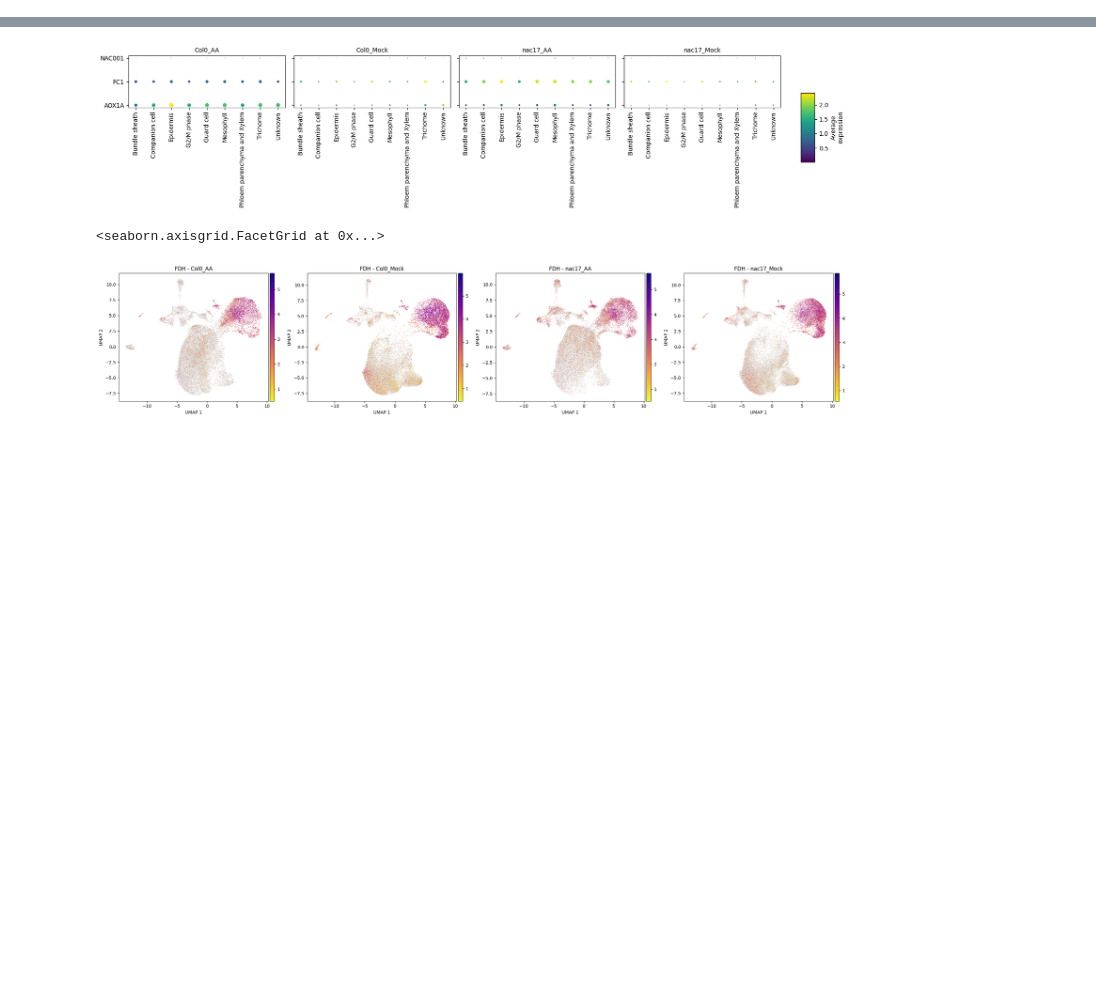
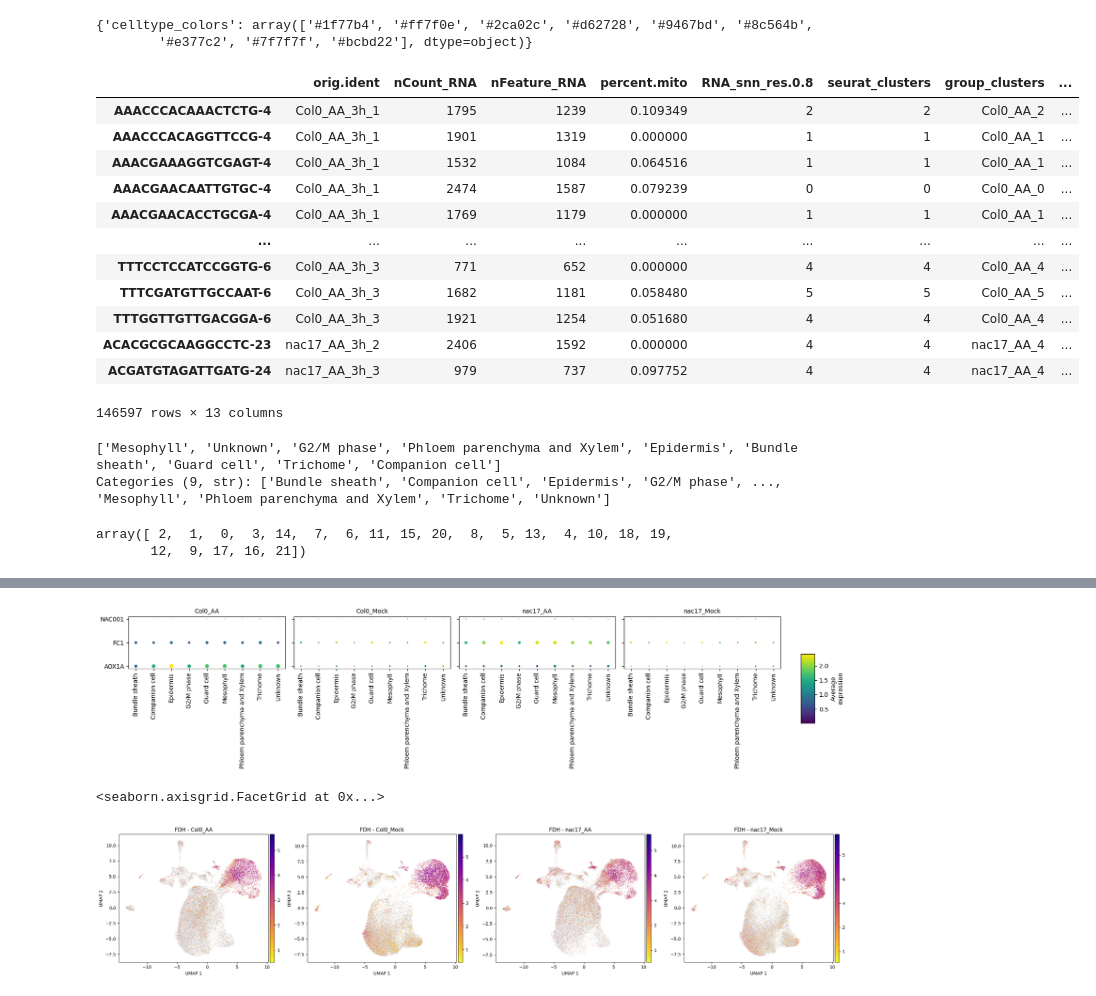
Before and after one commit to Mitochondrial-Retrograde-Signalling/MRS-DB, a Jupyter notebook: test.ipynb, the cells around one changed output, grey strips where cells are left out. Cells and saved outputs as stored; diff of their text form; code cells hidden in the pictures; blank space fills up the shorter version.

```diff
--- a/test.ipynb
+++ b/test.ipynb
@@ -49,0 +37,31 @@ AnnData object with n_obs × n_vars = 146597 × 30620
+# %%
+adata.uns
+# %% [output]
+{'celltype_colors': array(['#1f77b4', '#ff7f0e', '#2ca02c', '#d62728', '#9467bd', '#8c564b',
+        '#e377c2', '#7f7f7f', '#bcbd22'], dtype=object)}
+# %%
+adata.obs
+# %% [output]
+|  | orig.ident | nCount_RNA | nFeature_RNA | percent.mito | RNA_snn_res.0.8 | seurat_clusters | group_clusters | ... |
+| AAACCCACAAACTCTG-4 | Col0_AA_3h_1 | 1795 | 1239 | 0.109349 | 2 | 2 | Col0_AA_2 | ... |
+| AAACCCACAGGTTCCG-4 | Col0_AA_3h_1 | 1901 | 1319 | 0.000000 | 1 | 1 | Col0_AA_1 | ... |
+| AAACGAAAGGTCGAGT-4 | Col0_AA_3h_1 | 1532 | 1084 | 0.064516 | 1 | 1 | Col0_AA_1 | ... |
+| AAACGAACAATTGTGC-4 | Col0_AA_3h_1 | 2474 | 1587 | 0.079239 | 0 | 0 | Col0_AA_0 | ... |
+| AAACGAACACCTGCGA-4 | Col0_AA_3h_1 | 1769 | 1179 | 0.000000 | 1 | 1 | Col0_AA_1 | ... |
+| ... | ... | ... | ... | ... | ... | ... | ... | ... |
+| TTTCCTCCATCCGGTG-6 | Col0_AA_3h_3 | 771 | 652 | 0.000000 | 4 | 4 | Col0_AA_4 | ... |
+| TTTCGATGTTGCCAAT-6 | Col0_AA_3h_3 | 1682 | 1181 | 0.058480 | 5 | 5 | Col0_AA_5 | ... |
+| TTTGGTTGTTGACGGA-6 | Col0_AA_3h_3 | 1921 | 1254 | 0.051680 | 4 | 4 | Col0_AA_4 | ... |
+| ACACGCGCAAGGCCTC-23 | nac17_AA_3h_2 | 2406 | 1592 | 0.000000 | 4 | 4 | nac17_AA_4 | ... |
+| ACGATGTAGATTGATG-24 | nac17_AA_3h_3 | 979 | 737 | 0.097752 | 4 | 4 | nac17_AA_4 | ... |
+146597 rows × 13 columns
+# %%
+adata.obs['celltype'].unique()
+# %% [output]
+['Mesophyll', 'Unknown', 'G2/M phase', 'Phloem parenchyma and Xylem', 'Epidermis', 'Bundle sheath', 'Guard cell', 'Trichome', 'Companion cell']
+Categories (9, str): ['Bundle sheath', 'Companion cell', 'Epidermis', 'G2/M phase', ..., 'Mesophyll', 'Phloem parenchyma and Xylem', 'Trichome', 'Unknown']
+# %%
+adata.obs['seurat_clusters'].unique()
+# %% [output]
+array([ 2,  1,  0,  3, 14,  7,  6, 11, 15, 20,  8,  5, 13,  4, 10, 18, 19,
+       12,  9, 17, 16, 21])
```
Also changed, not shown: parts of 4 cells of this notebook, 12 other files.
